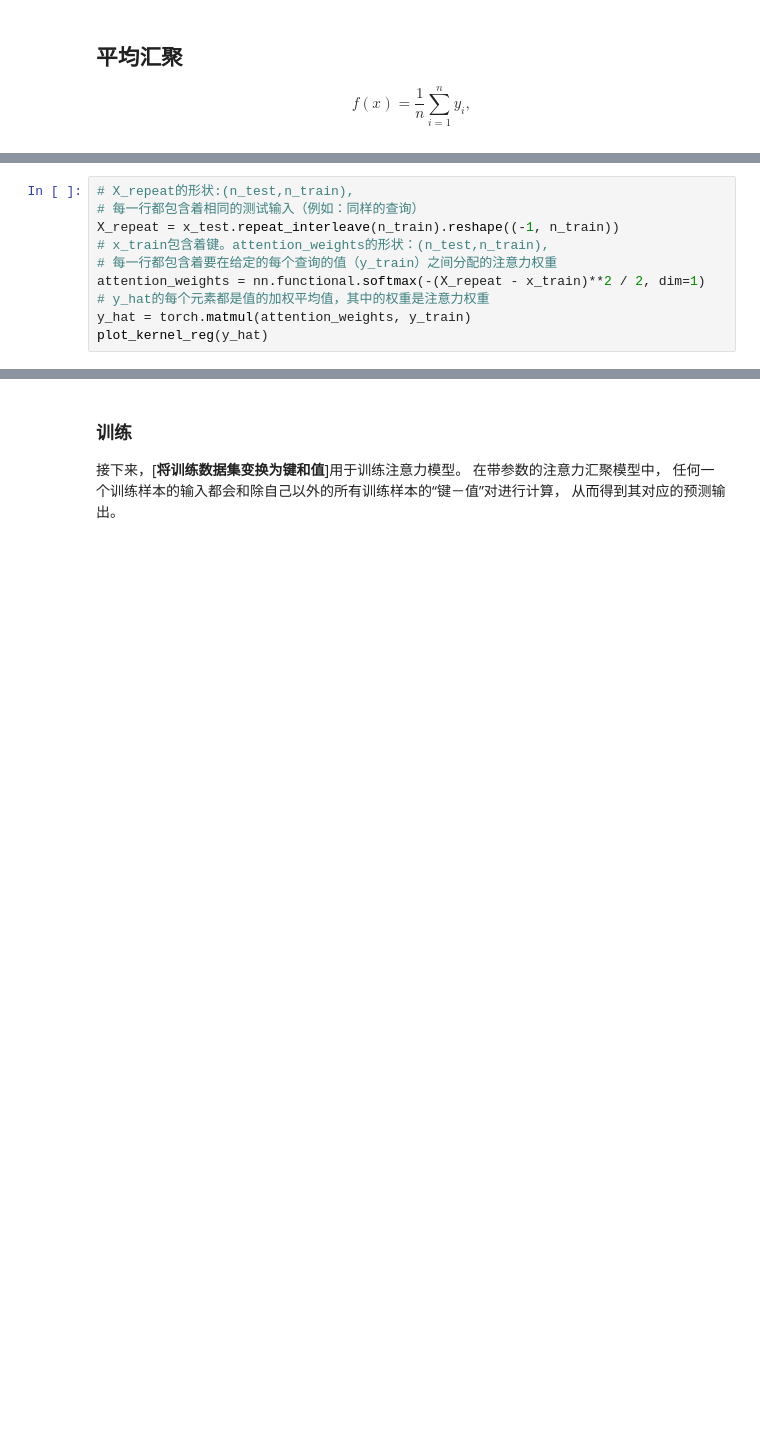
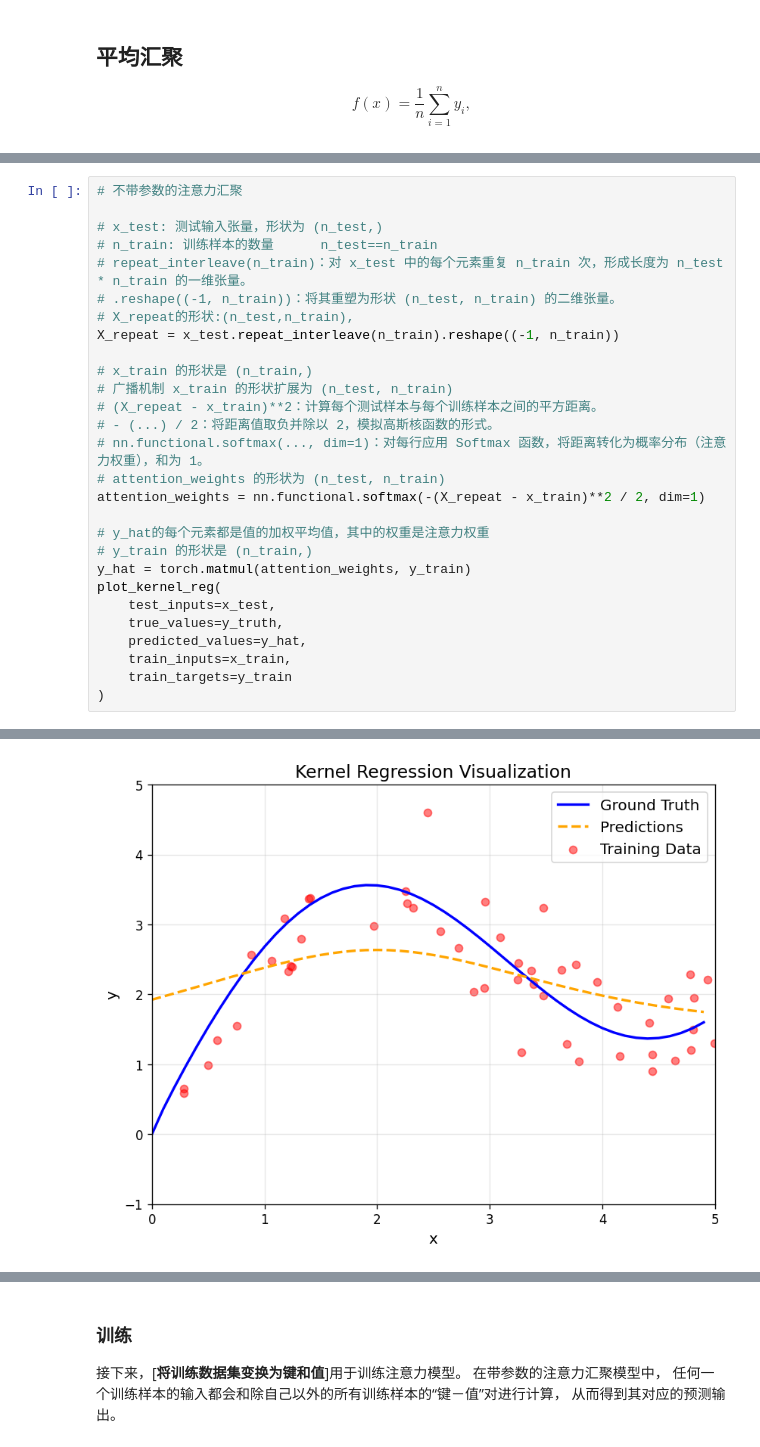
Before and after one commit to SimonSkywalke/diveIntoDeepLearningEasy, a Jupyter notebook: chapter10_attention-mechanisms/10.2_nadaraya-waston.ipynb, the cells around one changed output, grey strips where cells are left out. Saved outputs shown, nothing was run; the diff lists cells and outputs as text; blank space fills up the shorter version.

```diff
--- a/chapter10_attention-mechanisms/10.2_nadaraya-waston.ipynb
+++ b/chapter10_attention-mechanisms/10.2_nadaraya-waston.ipynb
@@ -131,11 +108,29 @@ $$\begin{aligned} f(x) &=\sum_{i=1}^n \alpha(x, x_i) y_i\\ &= \sum_{i=1}^n \frac
 # %%
+# 不带参数的注意力汇聚
+
+# x_test: 测试输入张量，形状为 (n_test,)
+# n_train: 训练样本的数量      n_test==n_train
+# repeat_interleave(n_train)：对 x_test 中的每个元素重复 n_train 次，形成长度为 n_test * n_train 的一维张量。
+# .reshape((-1, n_train))：将其重塑为形状 (n_test, n_train) 的二维张量。
 # X_repeat的形状:(n_test,n_train),
-# 每一行都包含着相同的测试输入（例如：同样的查询）
 X_repeat = x_test.repeat_interleave(n_train).reshape((-1, n_train))
-# x_train包含着键。attention_weights的形状：(n_test,n_train),
-# 每一行都包含着要在给定的每个查询的值（y_train）之间分配的注意力权重
+
+# x_train 的形状是 (n_train,)
+# 广播机制 x_train 的形状扩展为 (n_test, n_train)
+# (X_repeat - x_train)**2：计算每个测试样本与每个训练样本之间的平方距离。
+# - (...) / 2：将距离值取负并除以 2，模拟高斯核函数的形式。
+# nn.functional.softmax(..., dim=1)：对每行应用 Softmax 函数，将距离转化为概率分布（注意力权重），和为 1。
+# attention_weights 的形状为 (n_test, n_train)
 attention_weights = nn.functional.softmax(-(X_repeat - x_train)**2 / 2, dim=1)
+
 # y_hat的每个元素都是值的加权平均值，其中的权重是注意力权重
+# y_train 的形状是 (n_train,)
 y_hat = torch.matmul(attention_weights, y_train)
-plot_kernel_reg(y_hat)
+plot_kernel_reg(
+    test_inputs=x_test,
+    true_values=y_truth,
+    predicted_values=y_hat,
+    train_inputs=x_train,
+    train_targets=y_train
+)
 # %% [output]
@@ -142,0 +137 @@ plot_kernel_reg(y_hat)
+[figure, added]
```
Also changed, not shown: parts of 16 cells of this notebook.
